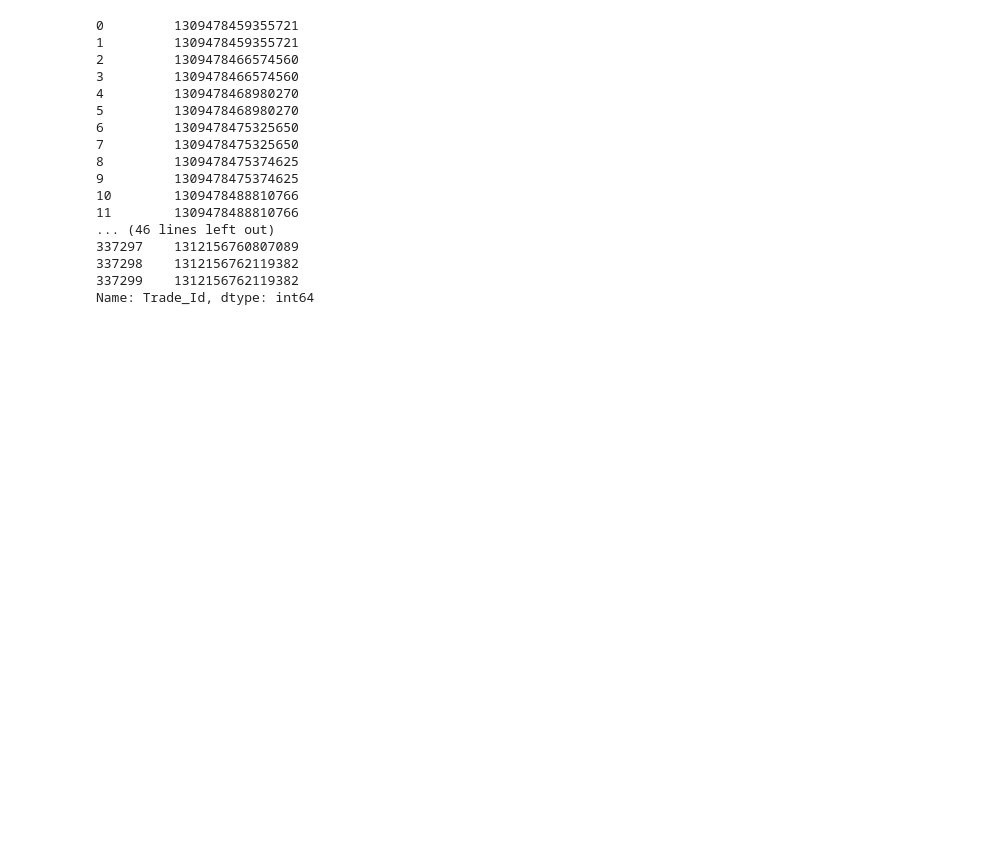
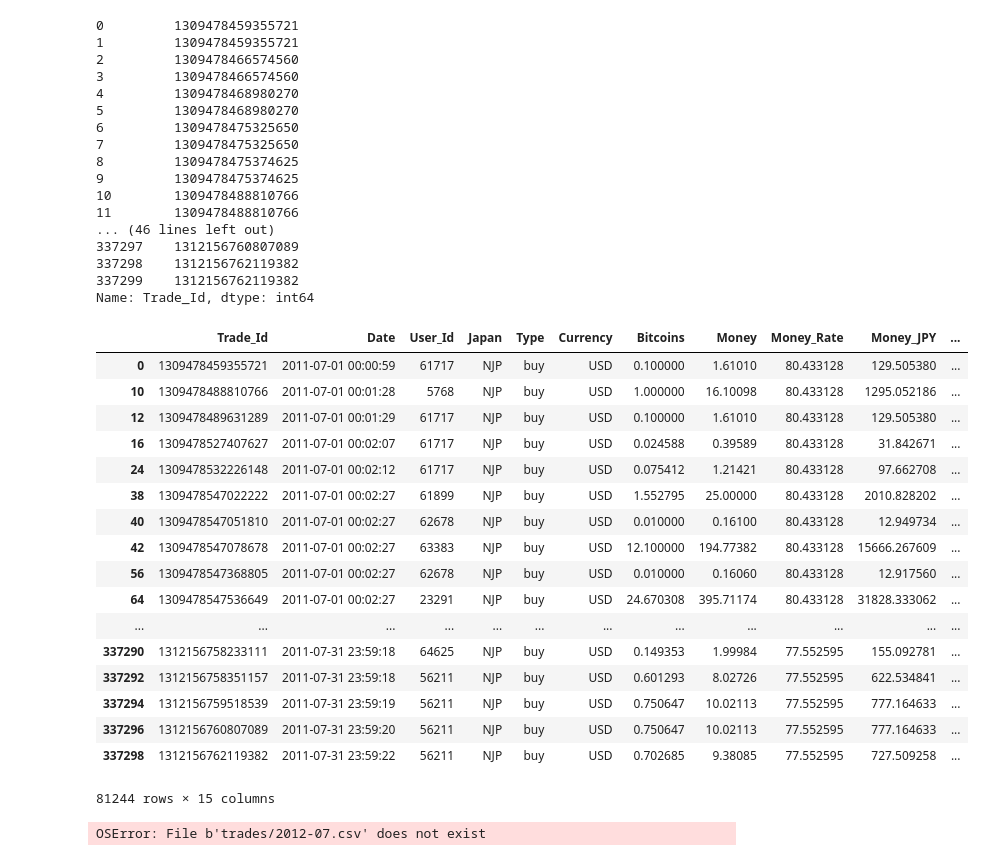
Before and after one commit to achab/bitcoin, a Jupyter notebook: exploration_stephane.ipynb, the cells around one changed output. Drawn from its saved outputs; the diff is of its cells as text; code cells hidden in the pictures; blank space fills up the shorter version.

```diff
--- a/exploration_stephane.ipynb
+++ b/exploration_stephane.ipynb
@@ -48,3 +48,28 @@ unique, counts = np.unique(data[], return_counts=true)
 337298    1312156762119382
 337299    1312156762119382
 Name: Trade_Id, dtype: int64
+# %%
+data[data.Bitcoin_Fee_JPY > 0]
+# %% [output]
+|  | Trade_Id | Date | User_Id | Japan | Type | Currency | Bitcoins | Money | Money_Rate | Money_JPY | ... |
+| 0 | 1309478459355721 | 2011-07-01 00:00:59 | 61717 | NJP | buy | USD | 0.100000 | 1.61010 | 80.433128 | 129.505380 | ... |
+| 10 | 1309478488810766 | 2011-07-01 00:01:28 | 5768 | NJP | buy | USD | 1.000000 | 16.10098 | 80.433128 | 1295.052186 | ... |
+| 12 | 1309478489631289 | 2011-07-01 00:01:29 | 61717 | NJP | buy | USD | 0.100000 | 1.61010 | 80.433128 | 129.505380 | ... |
+| 16 | 1309478527407627 | 2011-07-01 00:02:07 | 61717 | NJP | buy | USD | 0.024588 | 0.39589 | 80.433128 | 31.842671 | ... |
+| 24 | 1309478532226148 | 2011-07-01 00:02:12 | 61717 | NJP | buy | USD | 0.075412 | 1.21421 | 80.433128 | 97.662708 | ... |
+| 38 | 1309478547022222 | 2011-07-01 00:02:27 | 61899 | NJP | buy | USD | 1.552795 | 25.00000 | 80.433128 | 2010.828202 | ... |
+| 40 | 1309478547051810 | 2011-07-01 00:02:27 | 62678 | NJP | buy | USD | 0.010000 | 0.16100 | 80.433128 | 12.949734 | ... |
+| 42 | 1309478547078678 | 2011-07-01 00:02:27 | 63383 | NJP | buy | USD | 12.100000 | 194.77382 | 80.433128 | 15666.267609 | ... |
+| 56 | 1309478547368805 | 2011-07-01 00:02:27 | 62678 | NJP | buy | USD | 0.010000 | 0.16060 | 80.433128 | 12.917560 | ... |
+| 64 | 1309478547536649 | 2011-07-01 00:02:27 | 23291 | NJP | buy | USD | 24.670308 | 395.71174 | 80.433128 | 31828.333062 | ... |
+| ... | ... | ... | ... | ... | ... | ... | ... | ... | ... | ... | ... |
+| 337290 | 1312156758233111 | 2011-07-31 23:59:18 | 64625 | NJP | buy | USD | 0.149353 | 1.99984 | 77.552595 | 155.092781 | ... |
+| 337292 | 1312156758351157 | 2011-07-31 23:59:18 | 56211 | NJP | buy | USD | 0.601293 | 8.02726 | 77.552595 | 622.534841 | ... |
+| 337294 | 1312156759518539 | 2011-07-31 23:59:19 | 56211 | NJP | buy | USD | 0.750647 | 10.02113 | 77.552595 | 777.164633 | ... |
+| 337296 | 1312156760807089 | 2011-07-31 23:59:20 | 56211 | NJP | buy | USD | 0.750647 | 10.02113 | 77.552595 | 777.164633 | ... |
+| 337298 | 1312156762119382 | 2011-07-31 23:59:22 | 56211 | NJP | buy | USD | 0.702685 | 9.38085 | 77.552595 | 727.509258 | ... |
+81244 rows × 15 columns
+# %%
+data2= pd.read_csv('trades/2012-07.csv')
+# %% [output]
+OSError: File b'trades/2012-07.csv' does not exist
```
Also changed, not shown: parts of 29 cells of this notebook.
